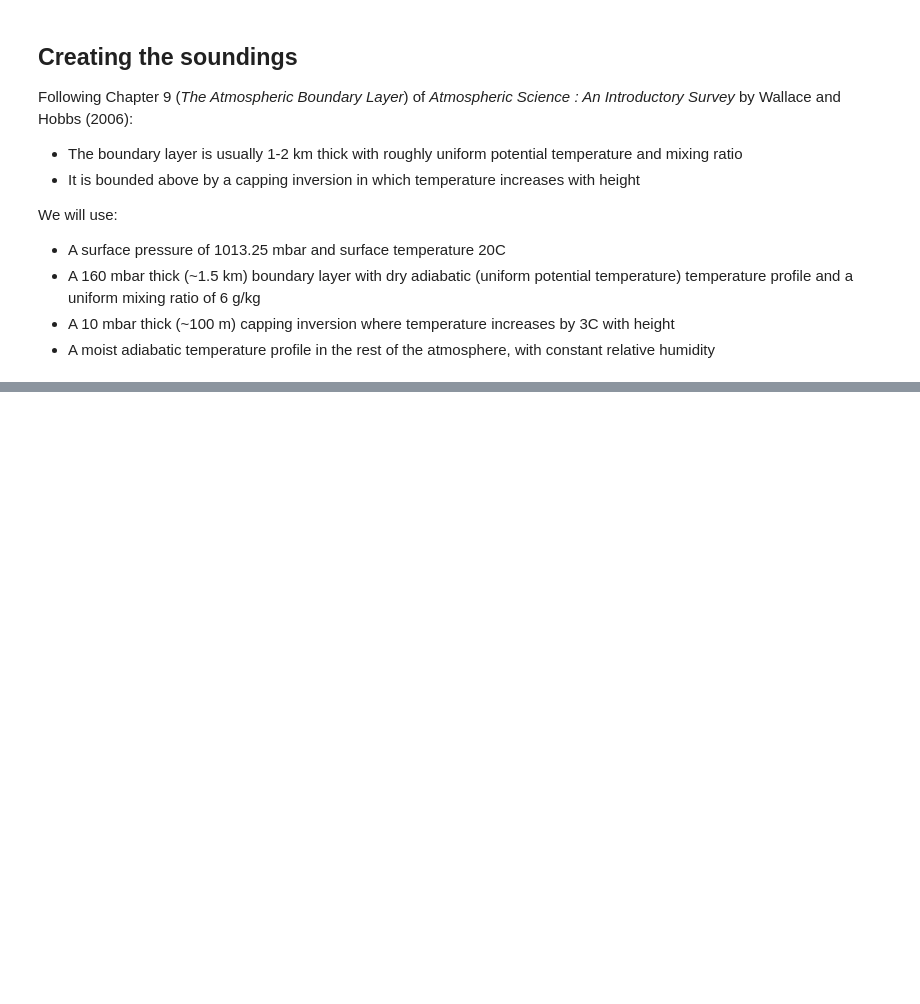
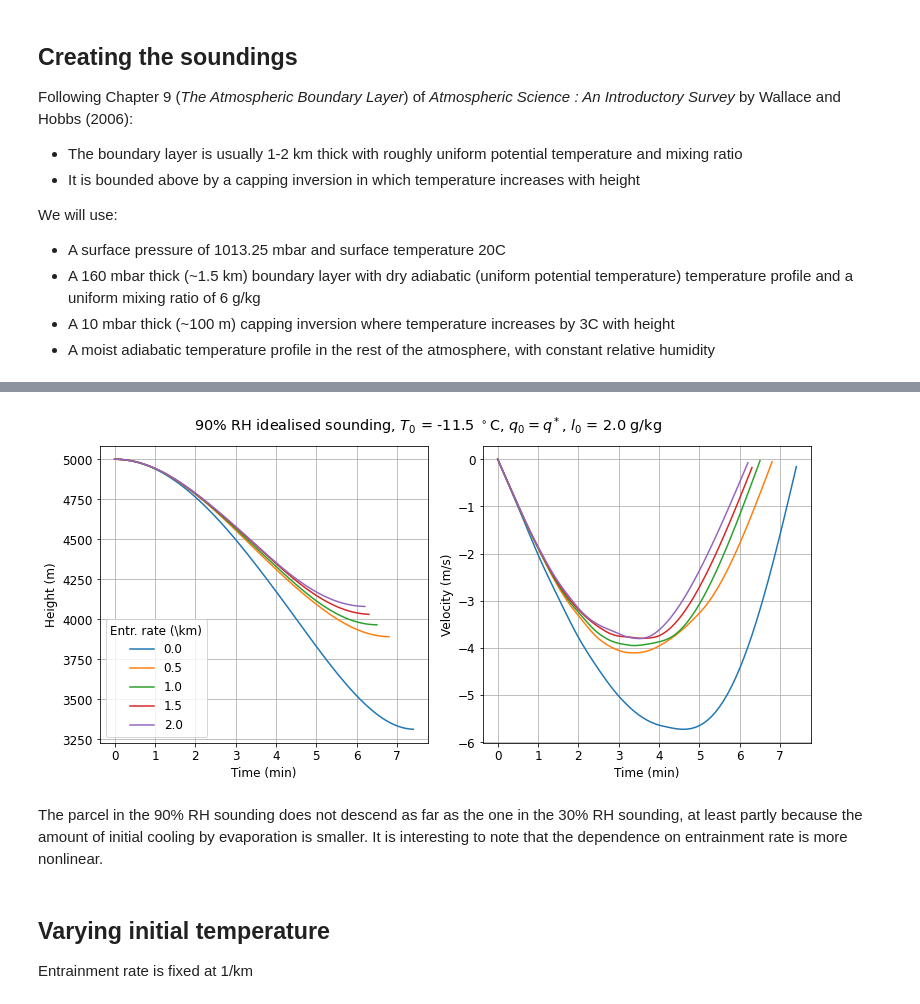
Before and after one commit to tschanzer/taste-of-research-21T3, a Jupyter notebook: notebooks/20211103_idealised_sounding_experiments/20211103_idealised_sounding_experiments.ipynb, the cells around one changed output, grey strips where cells are left out. Drawn from its saved outputs; the diff is of its cells as text; code cells hidden in the pictures; blank space fills up the shorter version.

```diff
--- a/notebooks/20211103_idealised_sounding_experiments/20211103_idealised_sounding_experiments.ipynb
+++ b/notebooks/20211103_idealised_sounding_experiments/20211103_idealised_sounding_experiments.ipynb
@@ -146,0 +208,18 @@ plt.show()
+# %%
+%%time
+z_initial = 5*units.km
+w_initial = 0*units.meter/units.second
+p_initial = soundings[3].pressure(z_initial)
+t_initial = soundings[3].wetbulb_temperature(z_initial)
+q_initial = saturation_specific_humidity(p_initial, t_initial)
+time = np.arange(0, 10.1, 0.1)*units.minute
+rates = np.arange(0, 2.1, 0.5)/units.km
+l_initial = 2e-3*units.dimensionless
+
+sols = []
+for i, rate in enumerate(rates):
+    sys.stdout.write('\rCalculation {} of {}'.format(i+1, rates.size))
+    sol = parcels[3].motion(
+        time, z_initial, w_initial, t_initial, q_initial, l_initial, rate)
+    sols.append(sol)
+sys.stdout.write('\n')
@@ -146,0 +230,33 @@ plt.show()
+# %%
+# simple height/velocity plot
+fig = plt.figure(figsize=(11,5))
+ax1 = fig.add_subplot(121)
+ax2 = fig.add_subplot(122)
+for i, sol in enumerate(sols):
+    ax1.plot(time, sol.height, label=str(rates[i].m))
+    ax2.plot(time, sol.velocity)
+
+ax1.set(
+    xlabel='Time (min)',
+    ylabel='Height (m)')
+ax2.set(
+    xlabel='Time (min)',
+    ylabel='Velocity (m/s)')
+lgd = ax1.legend(loc='lower left')
+lgd.set_title('Entr. rate (\km)')
+ax1.grid()
+ax2.grid()
+
+fig.tight_layout()
+fig.suptitle(
+    '90% RH idealised sounding, $T_0$ = {:.1f} $^\circ$C, $q_0 = q^*$, '
+    '$l_0$ = {:.1f} g/kg'.format(t_initial.m, l_initial.m*1e3),
+    y=1.05)
+plt.show()
+# %% [output]
+[figure, added]
+# %% [markdown]
+The parcel in the 90% RH sounding does not descend as far as the one in the 30% RH sounding, at least partly because the amount of initial cooling by evaporation is smaller. It is interesting to note that the dependence on entrainment rate is more nonlinear.
+# %% [markdown]
+## Varying initial temperature
+Entrainment rate is fixed at 1/km
```
Also changed, not shown: parts of 13 cells of this notebook, 4 other files.
